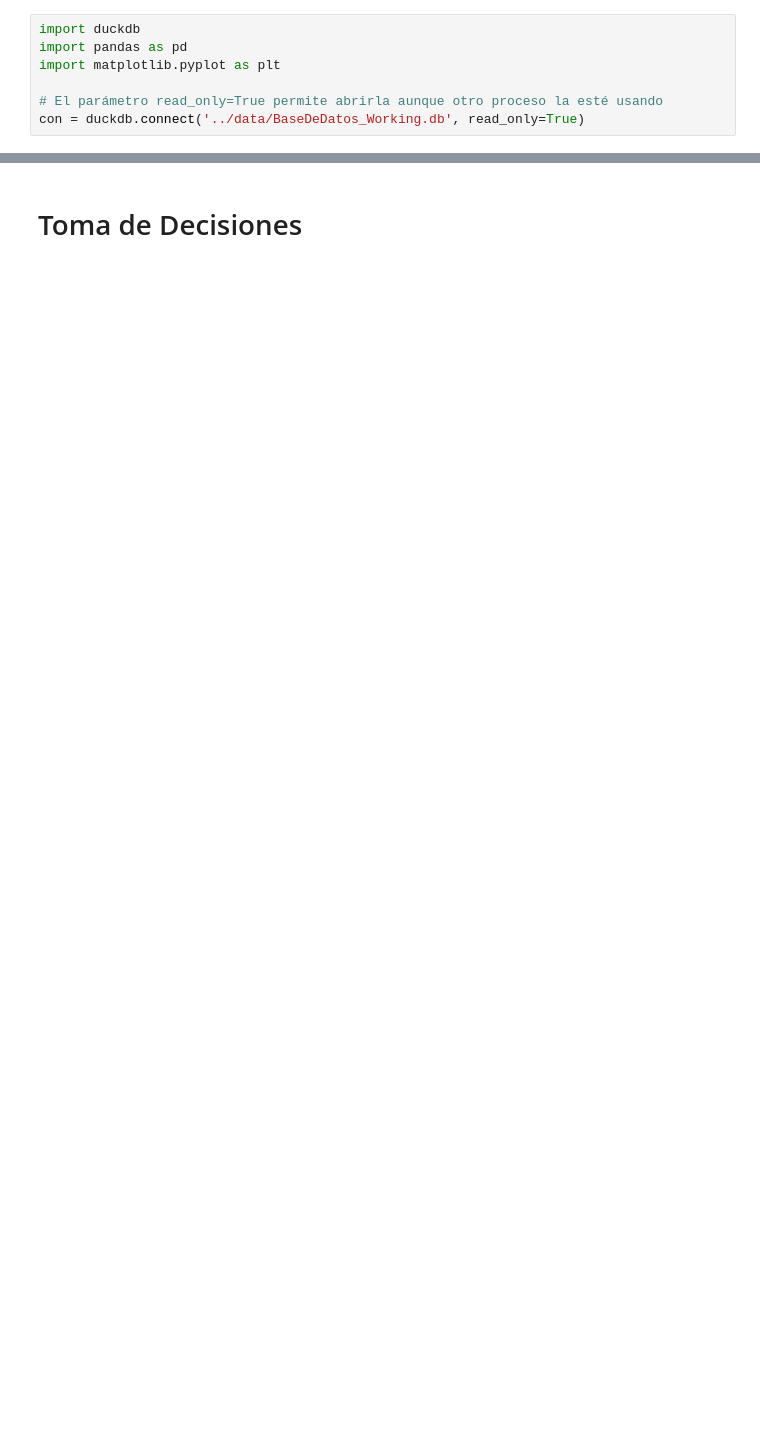
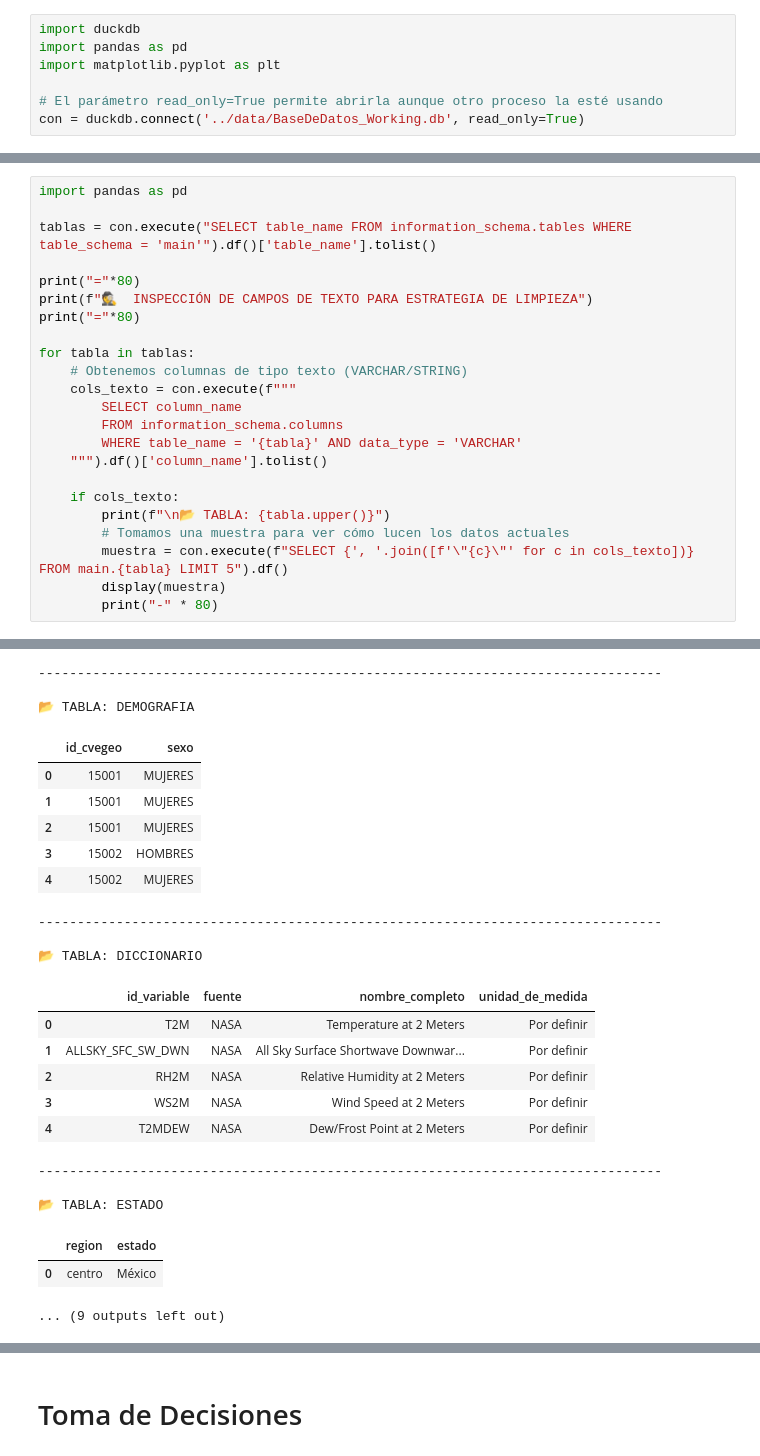
Before and after one commit to SauG25/Incendios-Forestales-, a Jupyter notebook: 03_LimpiezaDeDatos/02_Exploracion.ipynb, the cells around one changed output, grey strips where cells are left out. Drawn from its saved outputs; the diff is of its cells as text; blank space fills up the shorter version.

Commit message:
Limpieza de los Datos

```diff
--- a/03_LimpiezaDeDatos/02_Exploracion.ipynb
+++ b/03_LimpiezaDeDatos/02_Exploracion.ipynb
@@ -11,0 +60,24 @@ con = duckdb.connect('../data/BaseDeDatos_Working.db', read_only=True)
+# %%
+import pandas as pd
+
+tablas = con.execute("SELECT table_name FROM information_schema.tables WHERE table_schema = 'main'").df()['table_name'].tolist()
+
+print("="*80)
+print(f"🕵️  INSPECCIÓN DE CAMPOS DE TEXTO PARA ESTRATEGIA DE LIMPIEZA")
+print("="*80)
+
+for tabla in tablas:
+    # Obtenemos columnas de tipo texto (VARCHAR/STRING)
+    cols_texto = con.execute(f"""
+        SELECT column_name
+        FROM information_schema.columns
+        WHERE table_name = '{tabla}' AND data_type = 'VARCHAR'
+    """).df()['column_name'].tolist()
+
+    if cols_texto:
+        print(f"\n📂 TABLA: {tabla.upper()}")
+        # Tomamos una muestra para ver cómo lucen los datos actuales
+        muestra = con.execute(f"SELECT {', '.join([f'\"{c}\"' for c in cols_texto])} FROM main.{tabla} LIMIT 5").df()
+        display(muestra)
+        print("-" * 80)
+# %% [output]
@@ -11,0 +113,24 @@ con = duckdb.connect('../data/BaseDeDatos_Working.db', read_only=True)
+--------------------------------------------------------------------------------
+
+📂 TABLA: DEMOGRAFIA
+|  | id_cvegeo | sexo |
+| 0 | 15001 | MUJERES |
+| 1 | 15001 | MUJERES |
+| 2 | 15001 | MUJERES |
+| 3 | 15002 | HOMBRES |
+| 4 | 15002 | MUJERES |
+--------------------------------------------------------------------------------
+
+📂 TABLA: DICCIONARIO
+|  | id_variable | fuente | nombre_completo | unidad_de_medida |
+| 0 | T2M | NASA | Temperature at 2 Meters | Por definir |
+| 1 | ALLSKY_SFC_SW_DWN | NASA | All Sky Surface Shortwave Downwar... | Por definir |
+| 2 | RH2M | NASA | Relative Humidity at 2 Meters | Por definir |
+| 3 | WS2M | NASA | Wind Speed at 2 Meters | Por definir |
+| 4 | T2MDEW | NASA | Dew/Frost Point at 2 Meters | Por definir |
+--------------------------------------------------------------------------------
+
+📂 TABLA: ESTADO
+|  | region | estado |
+| 0 | centro | México |
+... (9 outputs left out)
```
Also changed, not shown: parts of 30 cells of this notebook, 7 other files.
